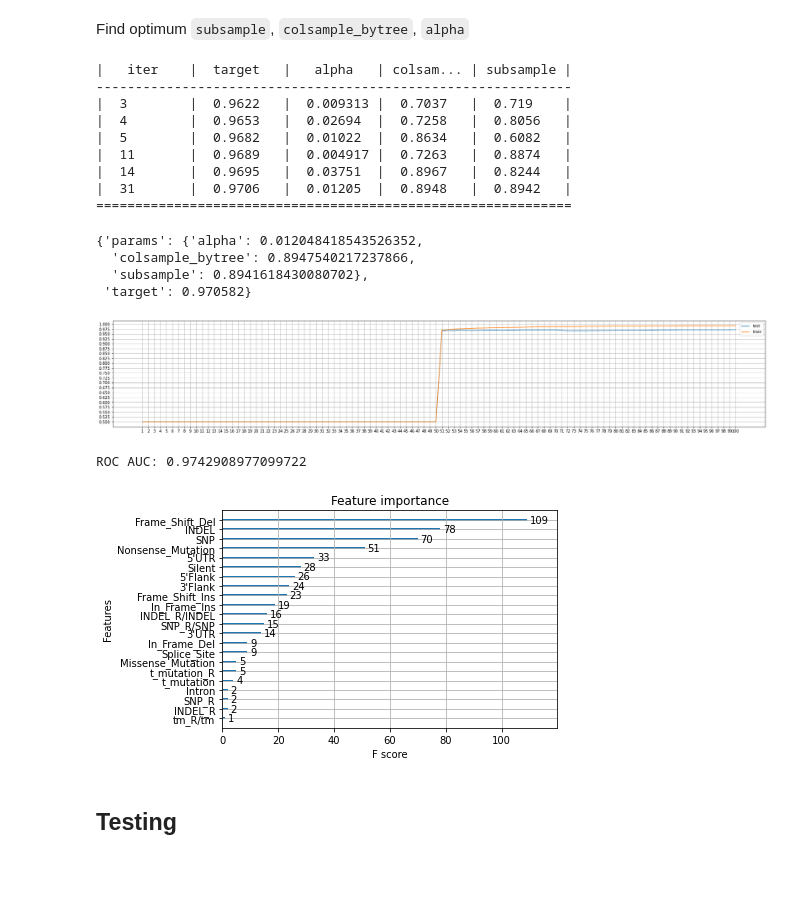
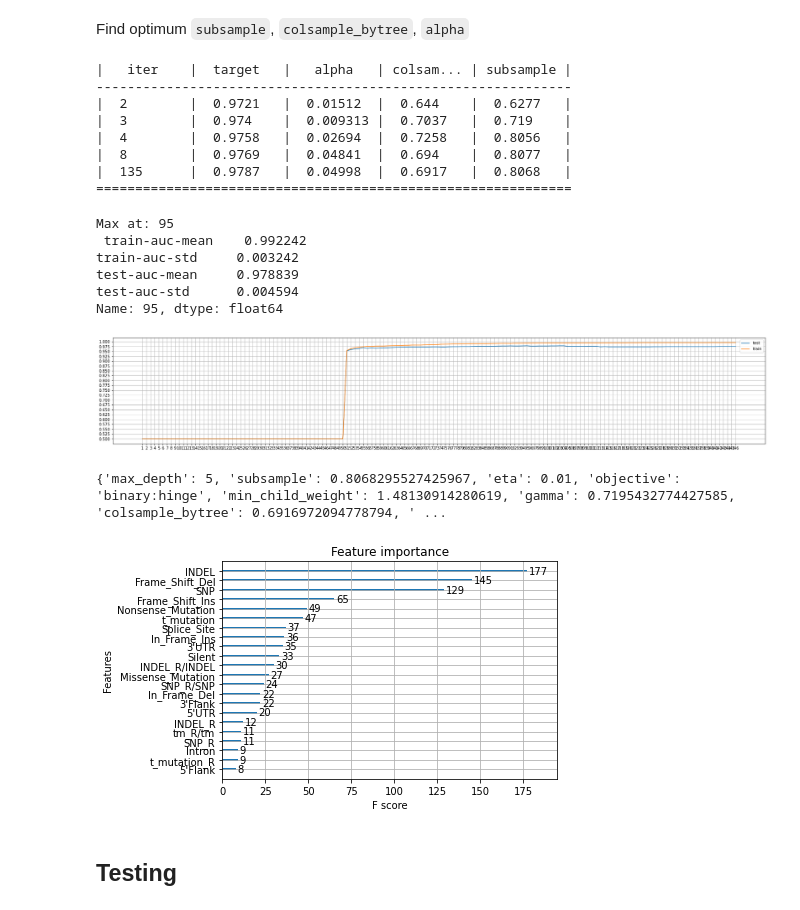
Before and after one commit to ThewBear/biomedical-engineering, a Jupyter notebook: MSIpred2.ipynb, the cells around one changed output. Drawn from its saved outputs; the diff is of its cells as text; code cells hidden in the pictures; blank space fills up the shorter version.

```diff
--- a/MSIpred2.ipynb
+++ b/MSIpred2.ipynb
@@ -163,8 +180,0 @@ optimizer.max
-# %%
-param = {
-    **param,
-    'max_depth': 14,
-    'min_child_weight': 1.29,
-    'gamma': 1.99
-}
-xgb_cv(param)
@@ -173,5 +180,0 @@ xgb_cv(param)
-# %%
-num_round = 18
-clf = xgb.train(param, dtrain, num_round)
-xgb.plot_importance(clf);
-print("ROC AUC:", roc_auc_score(y_train, clf.predict(dtrain)))
@@ -180,0 +181,8 @@ ROC AUC: 0.9760493971238058
+# %%
+param = {
+    **param,
+    'min_child_weight': optimizer.max['params']['min_child_weight'],
+    'gamma': optimizer.max['params']['gamma']
+}
+
+num_round = xgb_cv(param, num_round+100)
@@ -193,45 +209,42 @@ optimizer = BayesianOptimization(f=xgb_auc,
                                  pbounds=hyperparameter_space,
                                  random_state=1,
                                  verbose=1)
-optimizer.maximize(
-    init_points=30,
-    n_iter=200
-)
 
-optimizer.max
+optimizer.maximize(init_points, n_iter)
 # %% [output]
 |   iter    |  target   |   alpha   | colsam... | subsample |
 -------------------------------------------------------------
-|  3        |  0.9622   |  0.009313 |  0.7037   |  0.719    |
-|  4        |  0.9653   |  0.02694  |  0.7258   |  0.8056   |
-|  5        |  0.9682   |  0.01022  |  0.8634   |  0.6082   |
-|  11       |  0.9689   |  0.004917 |  0.7263   |  0.8874   |
-|  14       |  0.9695   |  0.03751  |  0.8967   |  0.8244   |
-|  31       |  0.9706   |  0.01205  |  0.8948   |  0.8942   |
+|  2        |  0.9721   |  0.01512  |  0.644    |  0.6277   |
+|  3        |  0.974    |  0.009313 |  0.7037   |  0.719    |
+|  4        |  0.9758   |  0.02694  |  0.7258   |  0.8056   |
+|  8        |  0.9769   |  0.04841  |  0.694    |  0.8077   |
+|  135      |  0.9787   |  0.04998  |  0.6917   |  0.8068   |
 =============================================================
-{'params': {'alpha': 0.012048418543526352,
-  'colsample_bytree': 0.8947540217237866,
-  'subsample': 0.8941618430080702},
- 'target': 0.970582}
 # %%
 param = {
     **param,
-    'subsample': 0.894,
-    'colsample_bytree': 0.895,
-    'alpha': 0.012,
+    'subsample': optimizer.max['params']['subsample'],
+    'colsample_bytree': optimizer.max['params']['colsample_bytree'],
+    'alpha': optimizer.max['params']['alpha'],
     'eta': 0.01
 }
-xgb_cv(param, 100)
+
+num_round = xgb_cv(param, num_round+100)
 # %% [output]
+Max at: 95
+ train-auc-mean    0.992242
+train-auc-std     0.003242
+test-auc-mean     0.978839
+test-auc-std      0.004594
+Name: 95, dtype: float64
-[figure, old version]
+[figure, new version]
 # %%
-num_round = 54
+print(param)
 clf = xgb.train(param, dtrain, num_round)
 xgb.plot_importance(clf);
-print("ROC AUC:", roc_auc_score(y_train, clf.predict(dtrain)))
 # %% [output]
-ROC AUC: 0.9742908977099722
+{'max_depth': 5, 'subsample': 0.8068295527425967, 'eta': 0.01, 'objective': 'binary:hinge', 'min_child_weight': 1.48130914280619, 'gamma': 0.7195432774427585, 'colsample_bytree': 0.6916972094778794, ' ...
-[figure, old version]
+[figure, new version]
 # %% [markdown]
 ## Testing
 # %%
```
Also changed, not shown: parts of 17 cells of this notebook.
